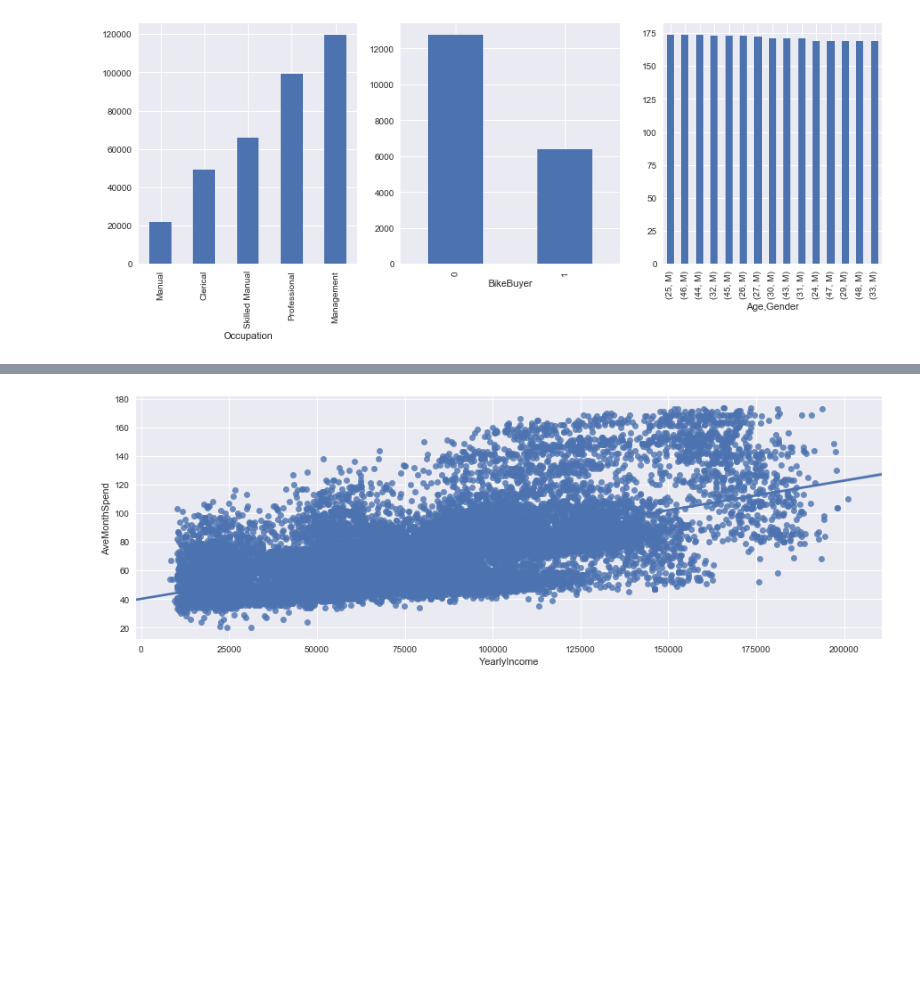
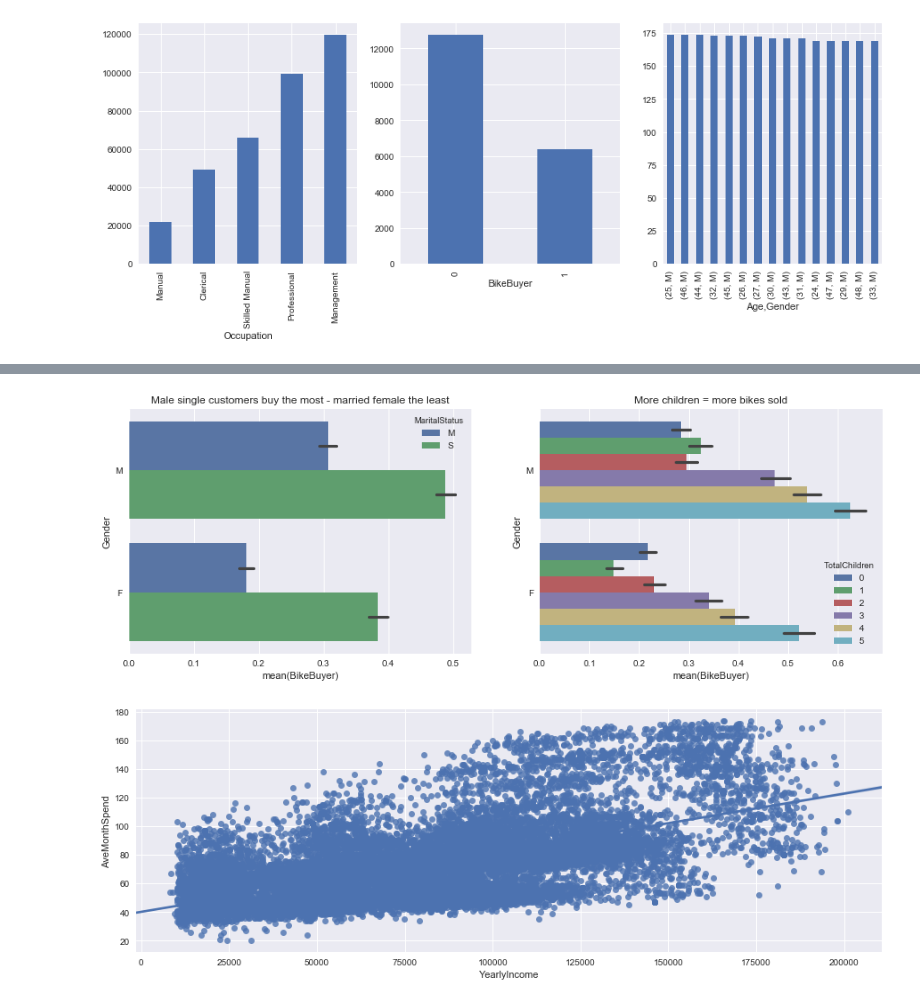
Before and after one commit to noorzaman/challange_weeknd, a Jupyter notebook: challange_weekend.ipynb, the cells around one changed output, grey strips where cells are left out. Saved outputs shown, nothing was run; the diff lists cells and outputs as text; code cells hidden in the pictures; blank space fills up the shorter version.

```diff
--- a/challange_weekend.ipynb
+++ b/challange_weekend.ipynb
@@ -131,3 +143,7 @@ We can also look at some different relationships that might come in handy to iro
+# %%
+explore_more_categorical_relationships(prediction_df)
+# %% [output]
+[figure, added]
 # %%
 explore_relationships(prediction_df)
 # %% [output]
```
Also changed, not shown: parts of 6 cells of this notebook.
